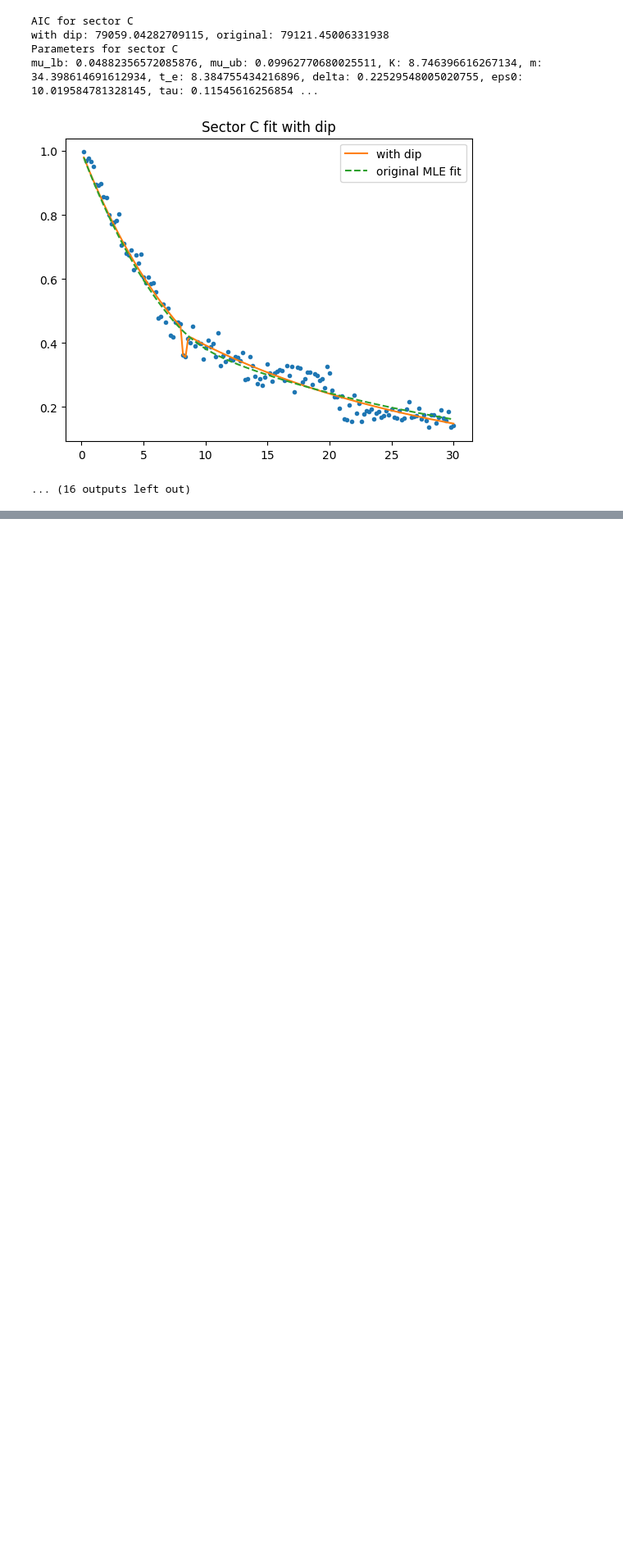
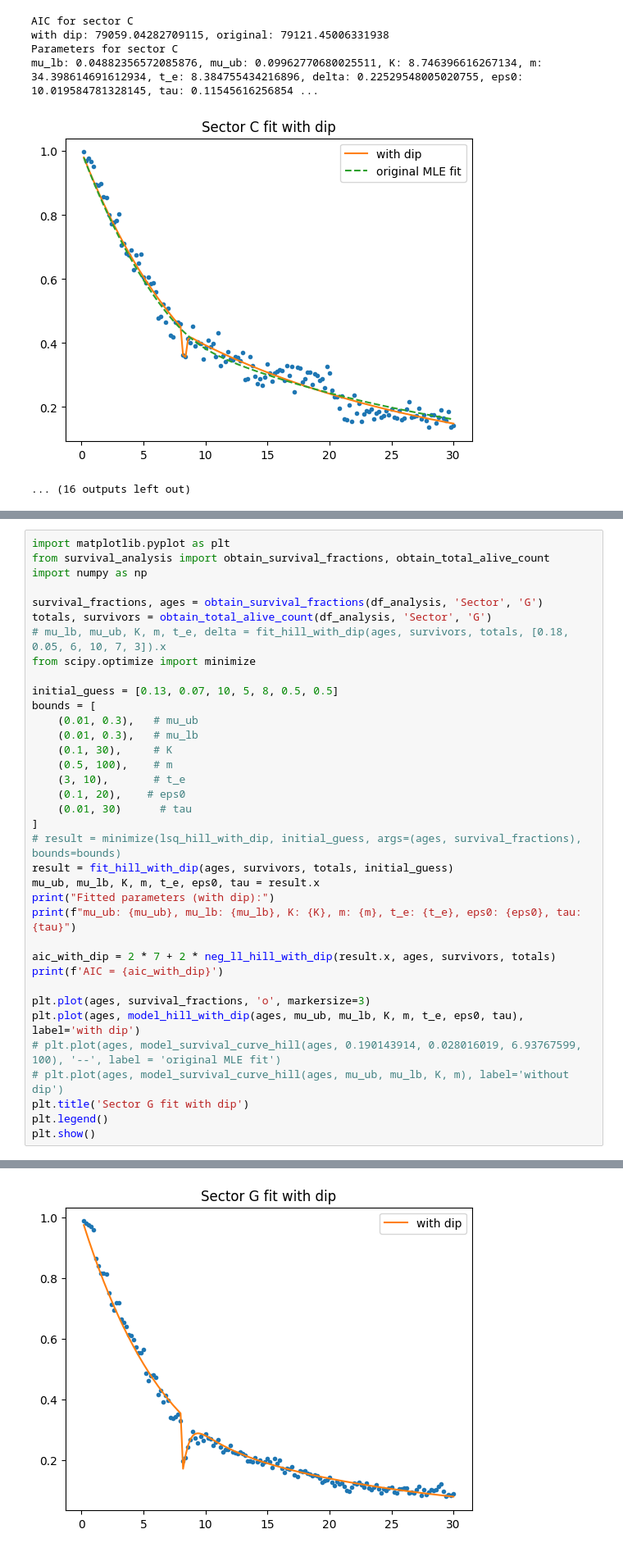
Before and after one commit to maxcyn/a-star, a Jupyter notebook: dip_model.ipynb, the cells around one changed output, grey strips where cells are left out. Shown at 82% size. Cells and saved outputs as stored; diff of their text form; blank space fills up the shorter version.

```diff
--- a/dip_model.ipynb
+++ b/dip_model.ipynb
@@ -317,0 +399,37 @@ mu_lb: 0.04882356572085876, mu_ub: 0.09962770680025511, K: 8.746396616267134, m:
+# %%
+import matplotlib.pyplot as plt
+from survival_analysis import obtain_survival_fractions, obtain_total_alive_count
+import numpy as np
+
+survival_fractions, ages = obtain_survival_fractions(df_analysis, 'Sector', 'G')
+totals, survivors = obtain_total_alive_count(df_analysis, 'Sector', 'G')
+# mu_lb, mu_ub, K, m, t_e, delta = fit_hill_with_dip(ages, survivors, totals, [0.18, 0.05, 6, 10, 7, 3]).x
+from scipy.optimize import minimize
+
+initial_guess = [0.13, 0.07, 10, 5, 8, 0.5, 0.5]
+bounds = [
+    (0.01, 0.3),   # mu_ub
+    (0.01, 0.3),   # mu_lb
+    (0.1, 30),     # K
+    (0.5, 100),    # m
+    (3, 10),       # t_e
+    (0.1, 20),    # eps0
+    (0.01, 30)      # tau
+]
+# result = minimize(lsq_hill_with_dip, initial_guess, args=(ages, survival_fractions), bounds=bounds)
+result = fit_hill_with_dip(ages, survivors, totals, initial_guess)
+mu_ub, mu_lb, K, m, t_e, eps0, tau = result.x
+print("Fitted parameters (with dip):")
+print(f"mu_ub: {mu_ub}, mu_lb: {mu_lb}, K: {K}, m: {m}, t_e: {t_e}, eps0: {eps0}, tau: {tau}")
+
+aic_with_dip = 2 * 7 + 2 * neg_ll_hill_with_dip(result.x, ages, survivors, totals)
+print(f'AIC = {aic_with_dip}')
+
+plt.plot(ages, survival_fractions, 'o', markersize=3)
+plt.plot(ages, model_hill_with_dip(ages, mu_ub, mu_lb, K, m, t_e, eps0, tau), label='with dip')
+# plt.plot(ages, model_survival_curve_hill(ages, 0.190143914, 0.028016019, 6.93767599, 100), '--', label = 'original MLE fit')
+# plt.plot(ages, model_survival_curve_hill(ages, mu_ub, mu_lb, K, m), label='without dip')
+plt.title('Sector G fit with dip')
+plt.legend()
+plt.show()
+# %% [output]
@@ -317,0 +439 @@ mu_lb: 0.04882356572085876, mu_ub: 0.09962770680025511, K: 8.746396616267134, m:
+[figure, added]
```
Also changed, not shown: parts of 11 cells of this notebook.
